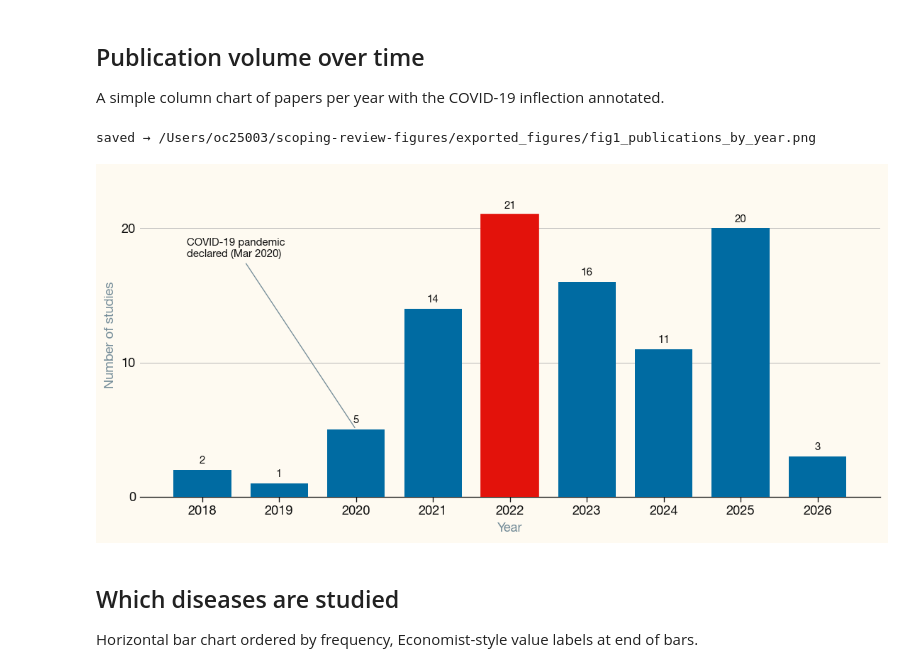
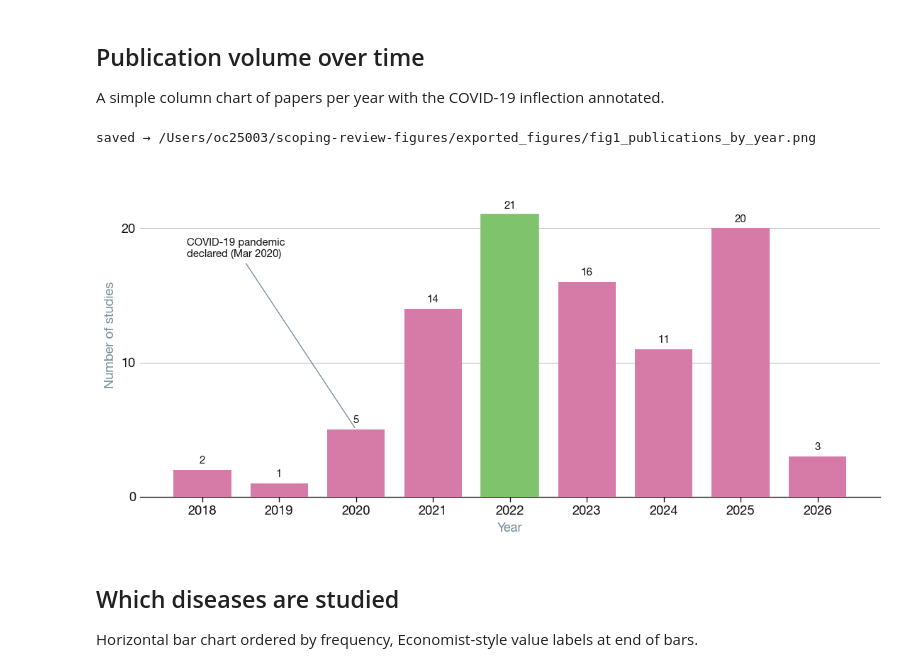
Before and after one commit to ai4ci/scoping-review-figures, a Jupyter notebook: review_analysis.ipynb, the cells around one changed output. Drawn from its saved outputs; the diff is of its cells as text; code cells hidden in the pictures.

```diff
--- a/review_analysis.ipynb
+++ b/review_analysis.ipynb
@@ -81,48 +80,50 @@ A simple column chart of papers per year with the COVID-19 inflection annotated.
 # %%
 yr = (df_main["year"].dropna().astype(int).value_counts().sort_index())
 yr = yr.reindex(range(int(yr.index.min()), int(yr.index.max()) + 1), fill_value=0)
 
-fig = plt.figure(figsize=(10, 5.6))
-ax = fig.add_axes([0.08, 0.14, 0.87, 0.68])
-bars = ax.bar(yr.index.astype(str), yr.values, color=ECON["navy"], width=0.75, zorder=3)
+PINK = "#D67BA8"
+GREEN = "#7FC46C"
 
-# highlight the peak year in red
+fig = plt.figure(figsize=(10, 5.6), facecolor="white")
+ax = fig.add_axes([0.08, 0.14, 0.87, 0.68], facecolor="white")
+bars = ax.bar(yr.index.astype(str), yr.values, color=PINK, width=0.75, zorder=3)
+
+# highlight the peak year in green
 peak = int(yr.idxmax())
 for bar, year in zip(bars, yr.index):
     if year == peak:
-        bar.set_color(ECON["red"])
+        bar.set_color(GREEN)
 
 # value labels on top
 for bar in bars:
     h = bar.get_height()
     if h > 0:
         ax.text(bar.get_x() + bar.get_width() / 2, h + max(yr.values) * 0.015,
-                f"{int(h)}", ha="center", va="bottom", fontsize=9,
-                color=ECON["ink"])
+                 f"{int(h)}", ha="center", va="bottom", fontsize=9,
+                 color=ECON["ink"])
 
-# COVID-19 annotation
+# COVID-19 label
 if 2020 in yr.index:
     x20 = list(yr.index).index(2020)
     ax.annotate("COVID-19 pandemic\ndeclared (Mar 2020)",
-                xy=(x20, yr.loc[2020]),
-                xytext=(x20 - 2.2, max(yr.values) * 0.85),
-                fontsize=9, color=ECON["ink"],
-                arrowprops=dict(arrowstyle="-", color=ECON["grey"], lw=0.8))
-
+                 xy=(x20, yr.loc[2020]),
+                 xytext=(x20 - 2.2, max(yr.values) * 0.85),
+                 fontsize=9, color=ECON["ink"],
+                 arrowprops=dict(arrowstyle="-", color=ECON["grey"], lw=0.8))
 
 ax.set_ylabel("Number of studies", color=ECON["grey"])
 ax.set_xlabel("Year", color=ECON["grey"])
 ax.set_ylim(0, max(yr.values) * 1.15)
 ax.set_yticks(np.arange(0, max(yr.values) * 1.15, 10))
 econ_axes(ax)
 
 _out = FIG_DIR / "fig1_publications_by_year.png"
-fig.savefig(_out)
+fig.savefig(_out, facecolor="white", dpi=300)
 print(f"saved → {_out.resolve()}")
 plt.show()
 # %% [output]
 saved → /Users/oc25003/scoping-review-figures/exported_figures/fig1_publications_by_year.png
-[figure, old version]
+[figure, new version]
 # %% [markdown]
 ## Which diseases are studied
 Horizontal bar chart ordered by frequency, Economist-style value labels at end of bars.
```
Also changed, not shown: parts of 10 cells of this notebook, 1 other file.
